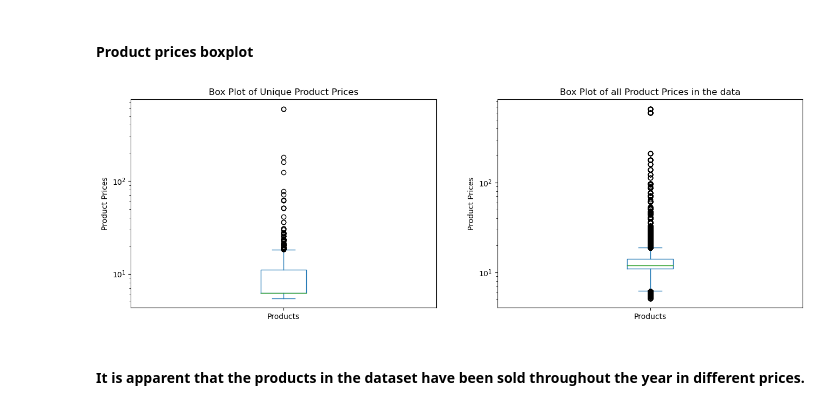
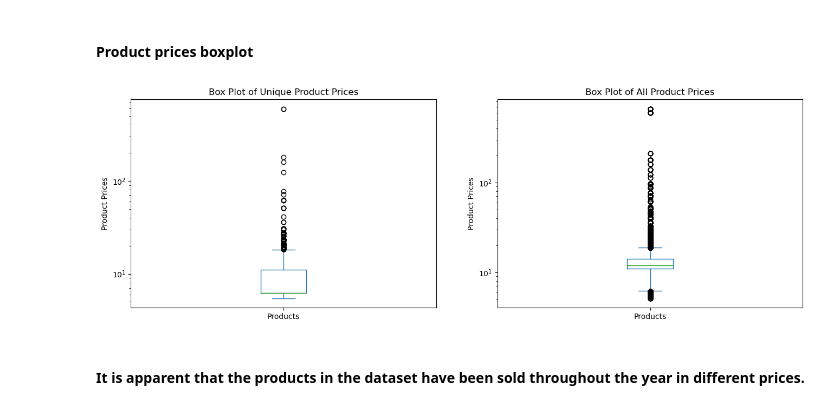
Before and after one commit to SyNikolai/EcommerceAnalytics, a Jupyter notebook: ecommerce.ipynb, the cells around one changed output. Saved outputs shown, nothing was run; the diff lists cells and outputs as text; code cells hidden in the pictures.

```diff
--- a/ecommerce.ipynb
+++ b/ecommerce.ipynb
@@ -329,22 +330,22 @@ There are 3676 unique products in the dataframe.
 # %%
 unique_products = df.drop_duplicates(subset=["Product_id"])
 fig, (ax1, ax2) = plt.subplots(1, 2, figsize=[16,5])
 
 unique_products["Price"].plot.box(ax=ax1)
 ax1.set_title("Box Plot of Unique Product Prices")
 ax1.set_ylabel("Product Prices")
 ax1.set_yscale("log")
 ax1.set_xticklabels(["Products"])
 
 df["Price"].plot.box(ax=ax2)
-ax2.set_title("Box Plot of all Product Prices in the data")
+ax2.set_title("Box Plot of All Product Prices")
 ax2.set_ylabel("Product Prices")
 ax2.set_yscale("log")
 ax2.set_xticklabels(["Products"])
 
 plt.show()
 # %% [output]
-[figure, old version]
+[figure, new version]
 # %% [markdown]
 #### It is apparent that the products in the dataset have been sold throughout the year in different prices.
 # %% [markdown]
```
Also changed, not shown: parts of 10 cells of this notebook.
